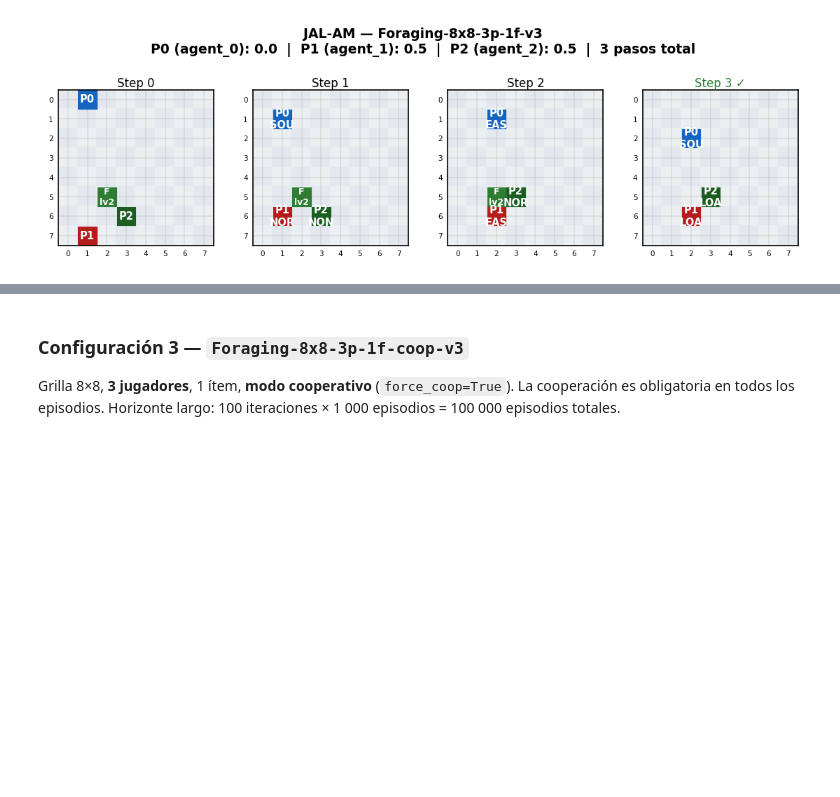
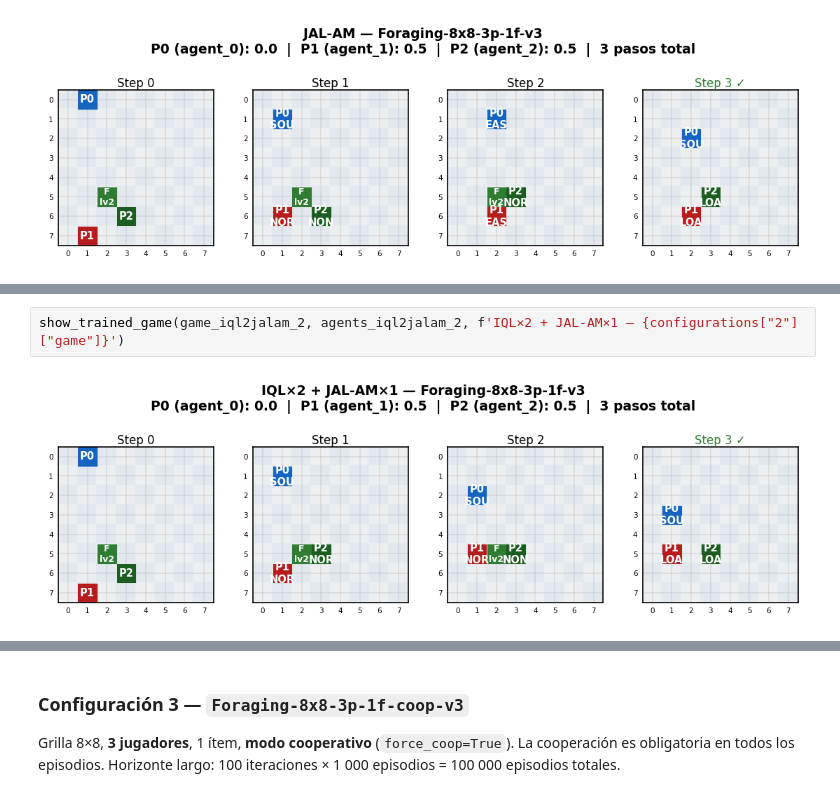
Before and after one commit to mmussio85/simultaneous-games, a Jupyter notebook: Foraging.ipynb, the cells around one changed output, grey strips where cells are left out. Saved outputs shown, nothing was run; the diff lists cells and outputs as text; blank space fills up the shorter version.

```diff
--- a/Foraging.ipynb
+++ b/Foraging.ipynb
@@ -553,0 +802,4 @@ show_trained_game(game_jalam_2, agents_jalam_2, f'JAL-AM — {configurations["2"
+# %%
+show_trained_game(game_iql2jalam_2, agents_iql2jalam_2, f'IQL×2 + JAL-AM×1 — {configurations["2"]["game"]}')
+# %% [output]
+[figure, added]
```
Also changed, not shown: parts of 29 cells of this notebook.
